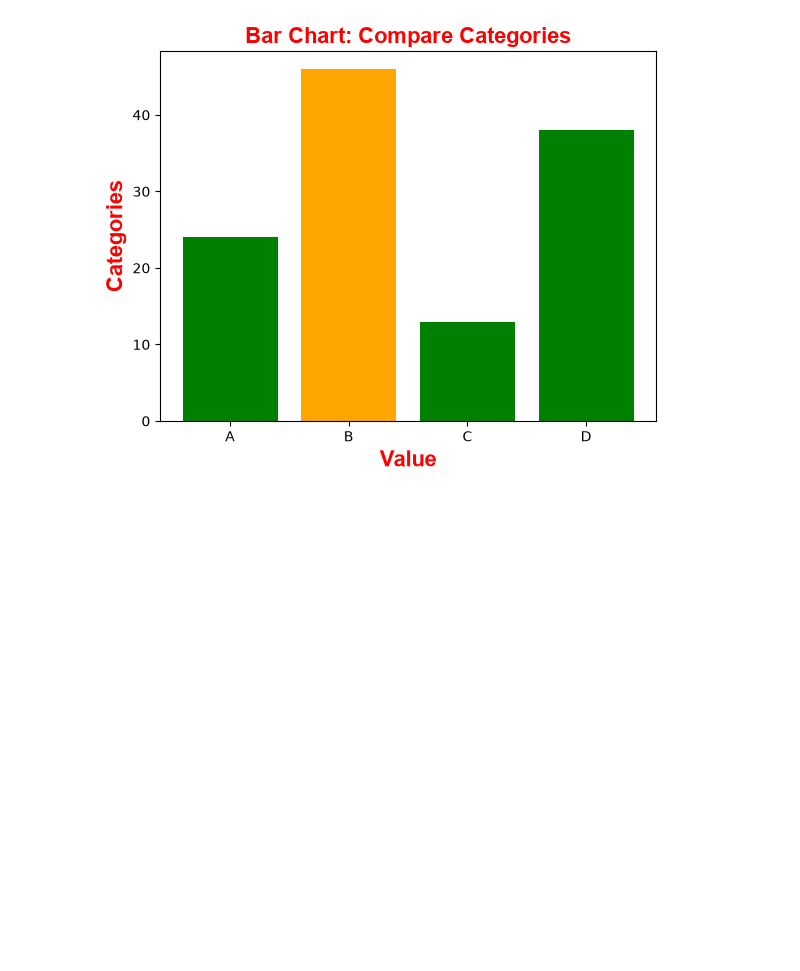
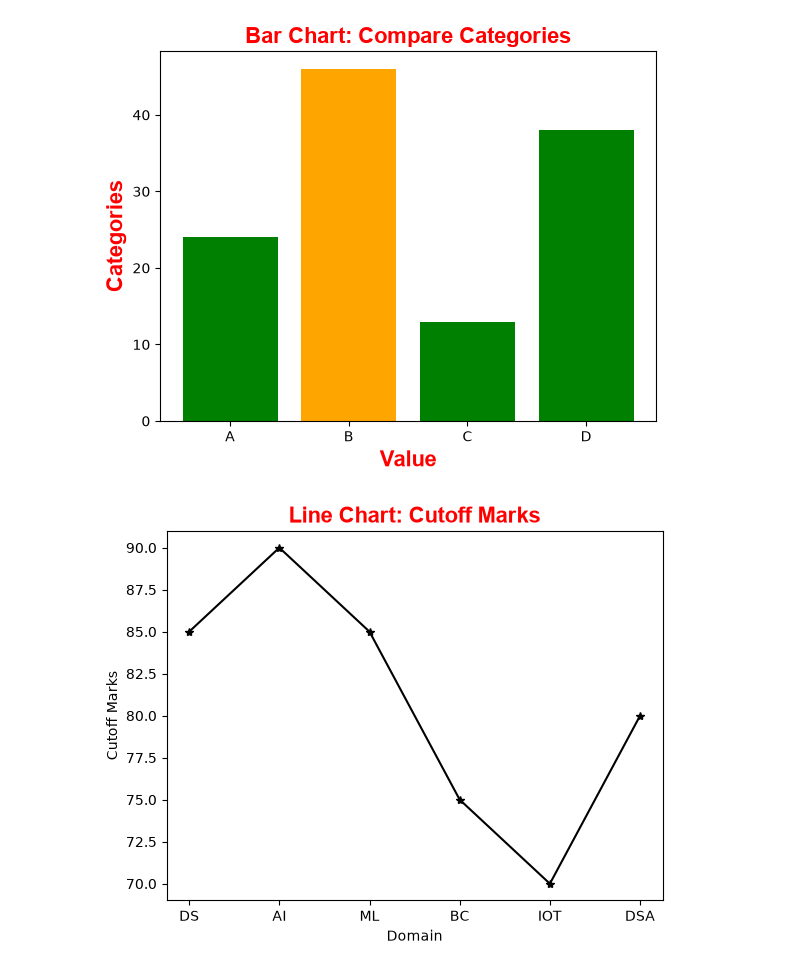
Before and after one commit to BatteryOrVansh/PythonHustle, a Jupyter notebook: Summer_Internship_Training/Visualization/matplot_visualization.ipynb, the cells around one changed output. Saved outputs shown, nothing was run; the diff lists cells and outputs as text; code cells hidden in the pictures; blank space fills up the shorter version.

Commit message:
add line charts

```diff
--- a/Summer_Internship_Training/Visualization/matplot_visualization.ipynb
+++ b/Summer_Internship_Training/Visualization/matplot_visualization.ipynb
@@ -36,3 +38,22 @@ plt.ylabel ("Categories", fontdict={
 plt.show()
 # %% [output]
 [figure]
+# %%
+domain = ["DS", "AI", "ML", "BC", "IOT", "DSA"]
+cutoff = [85, 90, 85, 75, 70, 80]
+
+plt.plot(domain, cutoff, color="black", marker="*")
+
+plt.title("Line Chart: Cutoff Marks", fontdict={
+    "fontsize": 16,
+    "fontweight": "bold",
+    "color": "red",
+    "family": "Arial"
+    })
+
+plt.xlabel("Domain")
+plt.ylabel("Cutoff Marks")
+
+plt.show()
+# %% [output]
+[figure, added]
```
Also changed, not shown: parts of 2 cells of this notebook.
